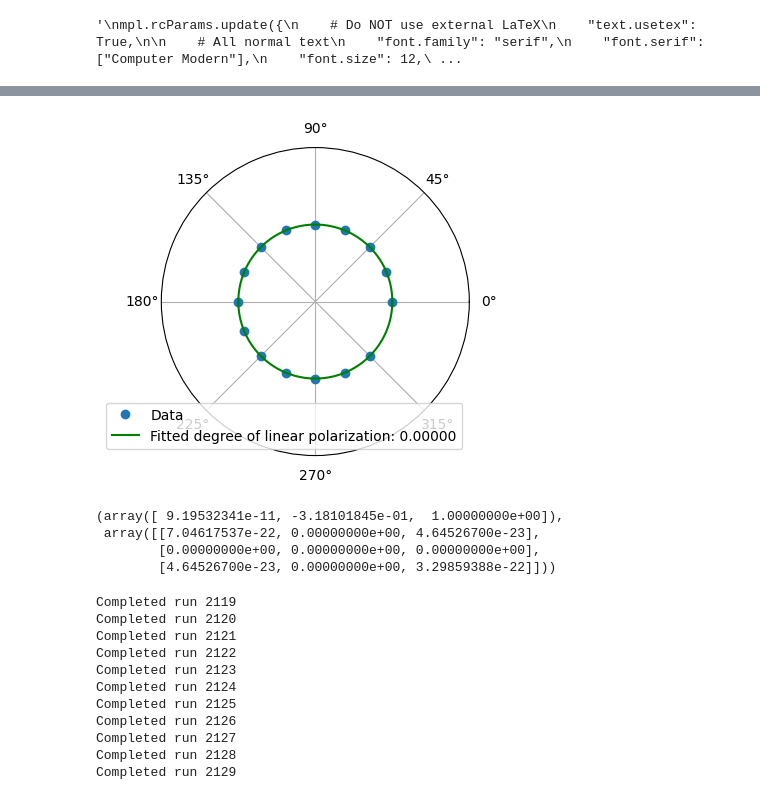
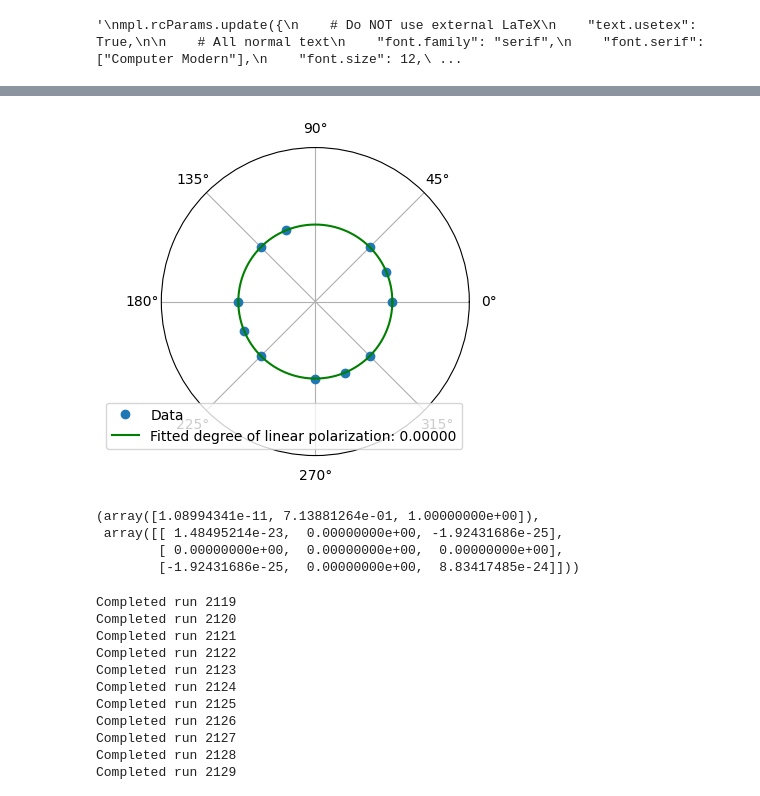
Before and after one commit to XAC-CFEL/PolScope, a Jupyter notebook: test.ipynb, the cells around one changed output, grey strips where cells are left out. Drawn from its saved outputs; the diff is of its cells as text; code cells hidden in the pictures.

Commit message:
added calib for fitter

```diff
--- a/test.ipynb
+++ b/test.ipynb
@@ -22,7 +22,7 @@ mpl.rcParams.update({
 # %%
 importlib.reload(ToFPipeline)
 ToFPipeline.GlobalConfig.load("ToFPipeline/config.yaml")
-runNo=2119
+runNo=2244
 # %%
 raw = """
 > |Photon Energy|daq_run|Ugap|Ushift
@@ -159,8 +159,8 @@ raw = """
 data = ToFPipeline.NXSLoader("data").load(runNumbers=[runNo]).defaultPreprocessing(baselineRegion=[1800,1850])
 # %%
 #%matplotlib widget
-results = ToFPipeline.PeakFinder(data.data).stack().smooth().normalize().process(threshold=0.01,peakNo=1,roi=[0,500],minWidth=False,symmetric=False).dataframe()
+results = ToFPipeline.PeakFinder(data.data).stack().smooth().smooth().normalize().process(threshold=0.01,peakNo=1,roi=[0,500],minWidth=False,symmetric=False,slopeLength=3, slopeStartHeight=0.5).dataframe()
 results.results["pos"] = results.results["pos"] + 0
 #results.fitGaussians(useUpperHalf=False,multiGauss=[3,1],roiWidthMultiplier=2.0)
-results.plotSingle(ToF=1,logScale=False,xmin=250,xmax=400,figsize=(4,5),showGaussianFit=False)
+results.plotSingle(ToF=1,logScale=False,xmin=0,xmax=500,figsize=(4,5),showGaussianFit=False)
 # %% [output]
@@ -220,14 +216,16 @@ importlib.reload(ToFPipeline)
 ToFPipeline.GlobalConfig.load("ToFPipeline/config.yaml")
 # %%
 beta=2
-calib = ToFPipeline.Calibrate(results.results).transmission(peakNo=1,setBeta=beta,setPlin=0.00,setPhi=0,intMethod="height").transmissionParam
-ToFPipeline.Fitter(results.results).pol(transParam=calib,peakNo=1,beta=beta,intMethod="height")
+peakNo=1
+method = "height"
+calib = ToFPipeline.Calibrate(results.results).transmission(peakNo=peakNo,setBeta=beta,setPlin=0.00,setPhi=0,intMethod=method).transmissionParam
+ToFPipeline.Fitter(results.results).pol(transParam=calib,peakNo=peakNo,beta=beta,intMethod=method)
 # %% [output]
-[figure, old version]
+[figure, new version]
-(array([ 9.19532341e-11, -3.18101845e-01,  1.00000000e+00]),
- array([[7.04617537e-22, 0.00000000e+00, 4.64526700e-23],
-        [0.00000000e+00, 0.00000000e+00, 0.00000000e+00],
-        [4.64526700e-23, 0.00000000e+00, 3.29859388e-22]]))
+(array([1.08994341e-11, 7.13881264e-01, 1.00000000e+00]),
+ array([[ 1.48495214e-23,  0.00000000e+00, -1.92431686e-25],
+        [ 0.00000000e+00,  0.00000000e+00,  0.00000000e+00],
+        [-1.92431686e-25,  0.00000000e+00,  8.83417485e-24]]))
 # %%
 import pandas as pd
 from io import StringIO
```
Also changed, not shown: parts of 5 cells of this notebook, 4 other files.
